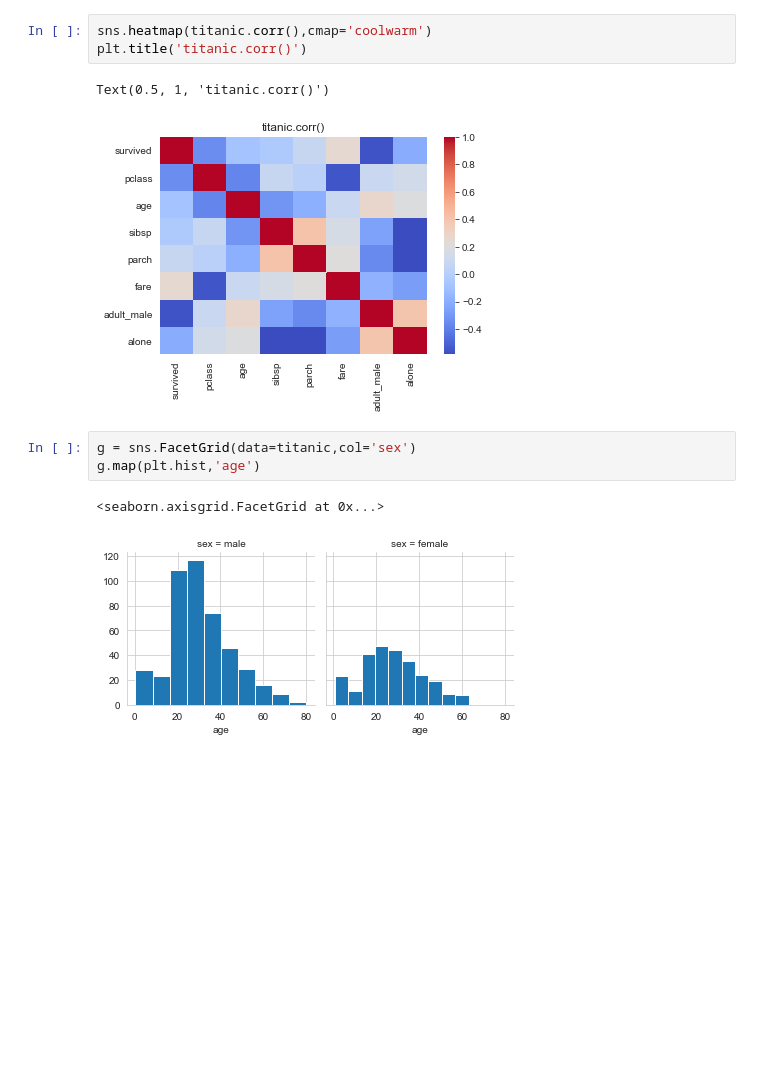
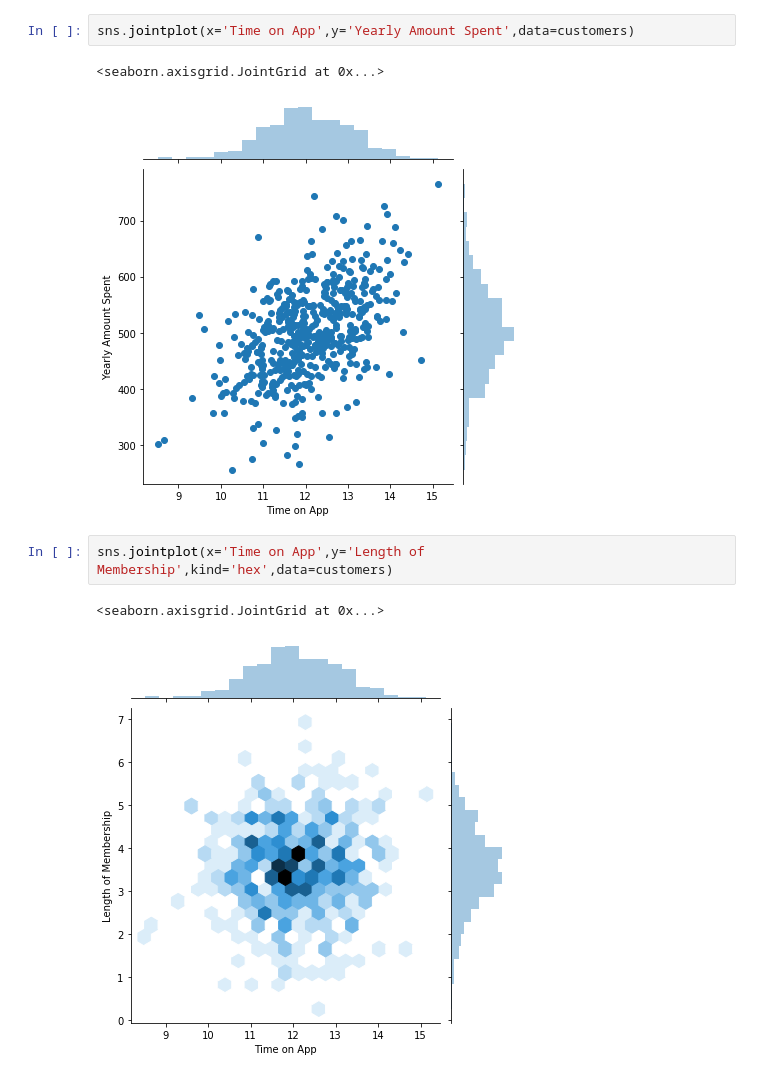
Before and after one commit to Abhishek681999/Data-Science, a Jupyter notebook: data visualisation.ipynb, the cells around one changed output. Saved outputs shown, nothing was run; the diff lists cells and outputs as text; blank space fills up the shorter version.

```diff
--- a/data visualisation.ipynb
+++ b/data visualisation.ipynb
@@ -43,12 +35,10 @@ sns.countplot(x='sex',data=titanic)
-# %%
-sns.heatmap(titanic.corr(),cmap='coolwarm')
-plt.title('titanic.corr()')
-# %% [output]
-Text(0.5, 1, 'titanic.corr()')
-[figure, removed]
-# %%
-g = sns.FacetGrid(data=titanic,col='sex')
-g.map(plt.hist,'age')
-# %% [output]
-<seaborn.axisgrid.FacetGrid at 0x...>
-[figure, removed]
+# %%
+sns.jointplot(x='Time on App',y='Yearly Amount Spent',data=customers)
+# %% [output]
+<seaborn.axisgrid.JointGrid at 0x...>
+[figure, added]
+# %%
+sns.jointplot(x='Time on App',y='Length of Membership',kind='hex',data=customers)
+# %% [output]
+<seaborn.axisgrid.JointGrid at 0x...>
+[figure, added]
```
Also changed, not shown: parts of 15 cells of this notebook.
